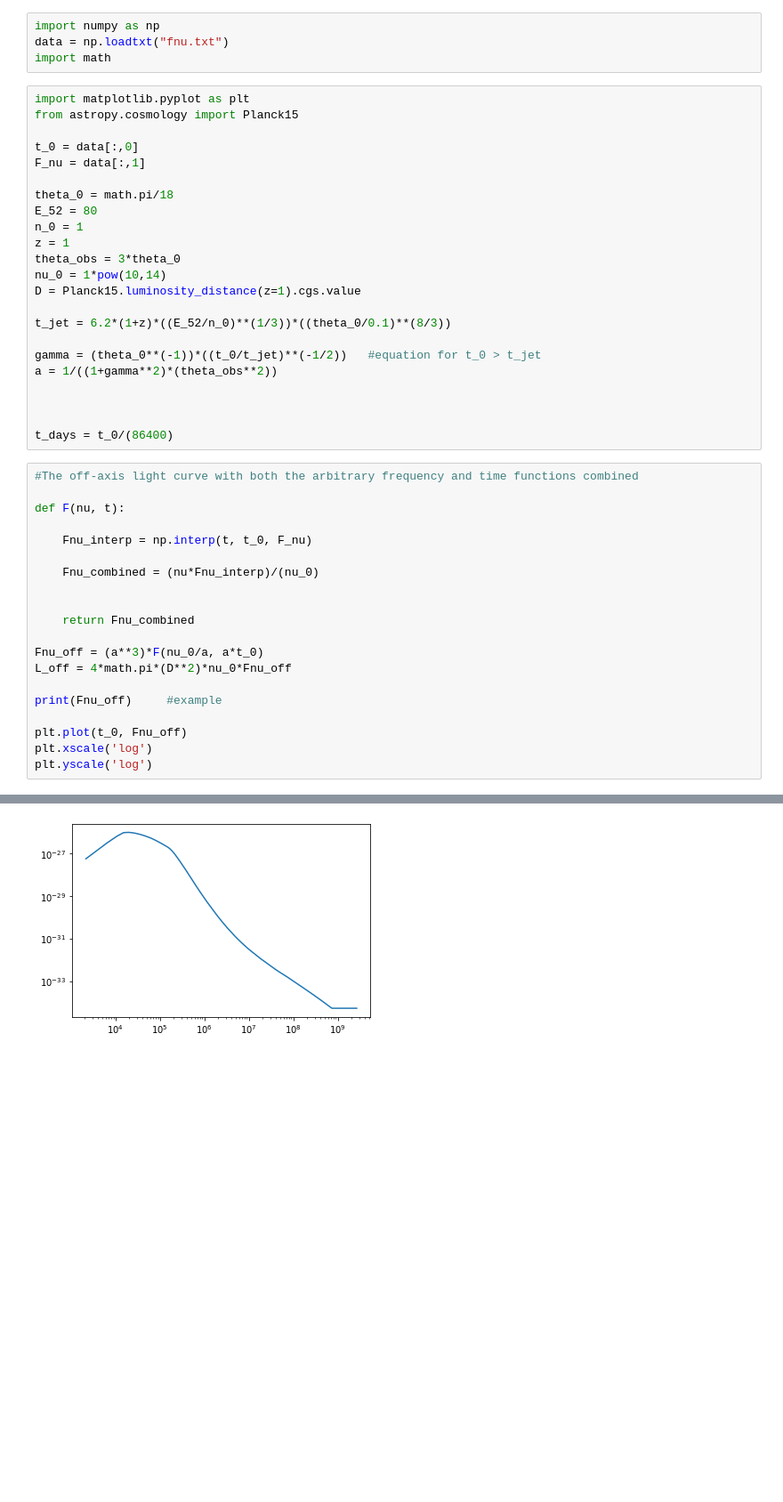
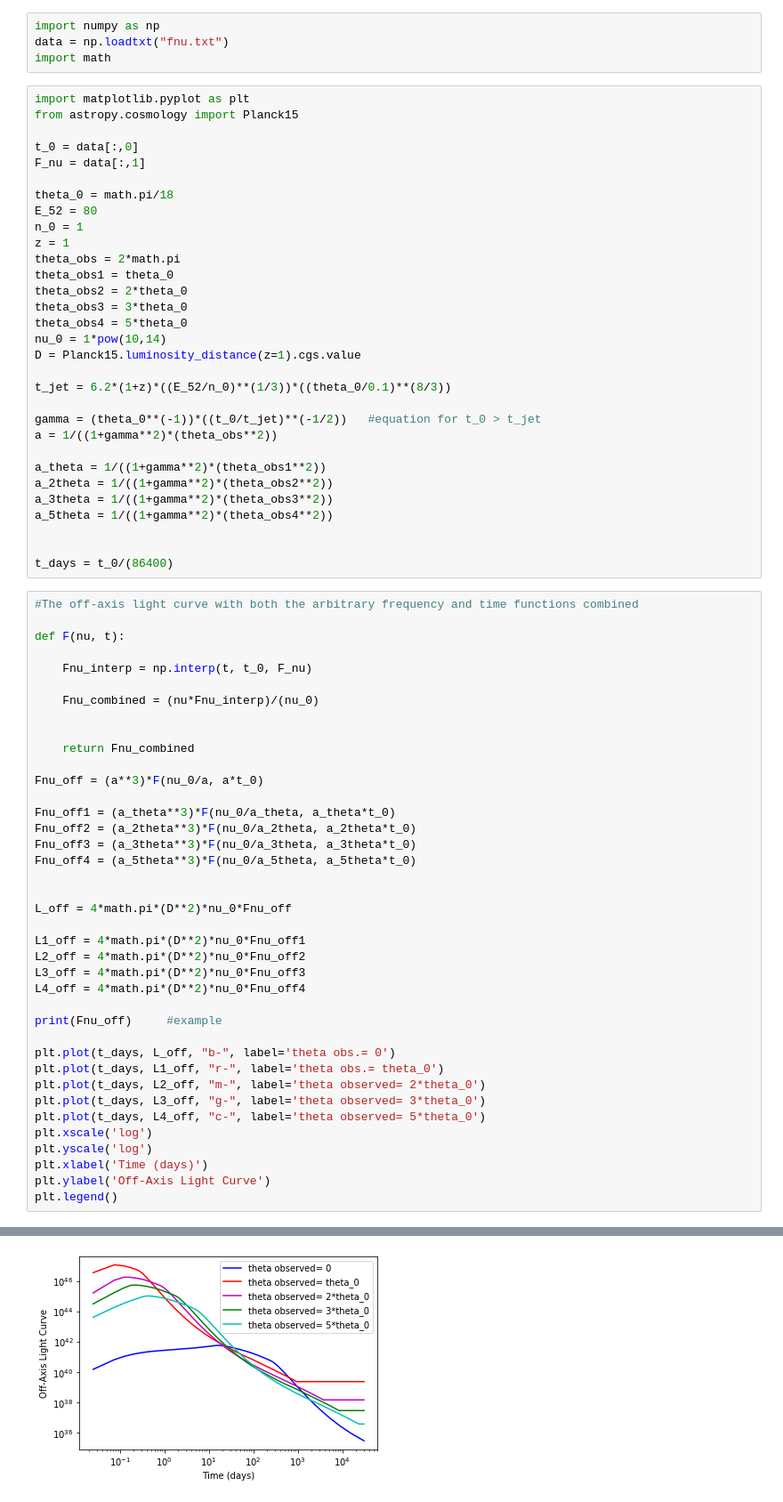
Before and after one commit to caitlin-king/summer-project, a Jupyter notebook: Off-Axis_curve_arbitrary_values.ipynb, the cells around one changed output, grey strips where cells are left out. Shown at 89% size. Saved outputs shown, nothing was run; the diff lists cells and outputs as text; blank space fills up the shorter version.

Commit message:
updated off axis light curve graph

```diff
--- a/Off-Axis_curve_arbitrary_values.ipynb
+++ b/Off-Axis_curve_arbitrary_values.ipynb
@@ -13,7 +13,11 @@ theta_0 = math.pi/18
 E_52 = 80
 n_0 = 1
 z = 1
-theta_obs = 3*theta_0
+theta_obs = 2*math.pi
+theta_obs1 = theta_0
+theta_obs2 = 2*theta_0
+theta_obs3 = 3*theta_0
+theta_obs4 = 5*theta_0
 nu_0 = 1*pow(10,14)
 D = Planck15.luminosity_distance(z=1).cgs.value
 
@@ -22,6 +26,10 @@ t_jet = 6.2*(1+z)*((E_52/n_0)**(1/3))*((theta_0/0.1)**(8/3))
 gamma = (theta_0**(-1))*((t_0/t_jet)**(-1/2))   #equation for t_0 > t_jet
 a = 1/((1+gamma**2)*(theta_obs**2))
 
+a_theta = 1/((1+gamma**2)*(theta_obs1**2))
+a_2theta = 1/((1+gamma**2)*(theta_obs2**2))
+a_3theta = 1/((1+gamma**2)*(theta_obs3**2))
+a_5theta = 1/((1+gamma**2)*(theta_obs4**2))
 
 
 t_days = t_0/(86400)
@@ -38,11 +46,30 @@ def F(nu, t):
     return Fnu_combined
 
 Fnu_off = (a**3)*F(nu_0/a, a*t_0)
+
+Fnu_off1 = (a_theta**3)*F(nu_0/a_theta, a_theta*t_0)
+Fnu_off2 = (a_2theta**3)*F(nu_0/a_2theta, a_2theta*t_0)
+Fnu_off3 = (a_3theta**3)*F(nu_0/a_3theta, a_3theta*t_0)
+Fnu_off4 = (a_5theta**3)*F(nu_0/a_5theta, a_5theta*t_0)
+
+
 L_off = 4*math.pi*(D**2)*nu_0*Fnu_off
+
+L1_off = 4*math.pi*(D**2)*nu_0*Fnu_off1
+L2_off = 4*math.pi*(D**2)*nu_0*Fnu_off2
+L3_off = 4*math.pi*(D**2)*nu_0*Fnu_off3
+L4_off = 4*math.pi*(D**2)*nu_0*Fnu_off4
 
 print(Fnu_off)     #example
 
-plt.plot(t_0, Fnu_off)
+plt.plot(t_days, L_off, "b-", label='theta obs.= 0')
+plt.plot(t_days, L1_off, "r-", label='theta obs.= theta_0')
+plt.plot(t_days, L2_off, "m-", label='theta observed= 2*theta_0')
+plt.plot(t_days, L3_off, "g-", label='theta observed= 3*theta_0')
+plt.plot(t_days, L4_off, "c-", label='theta observed= 5*theta_0')
 plt.xscale('log')
 plt.yscale('log')
+plt.xlabel('Time (days)')
+plt.ylabel('Off-Axis Light Curve')
+plt.legend()
 # %% [output]
@@ -51 +79 @@ plt.yscale('log')
-[figure, old version]
+[figure, new version]
```
Also changed, not shown: parts of 1 cell of this notebook.
